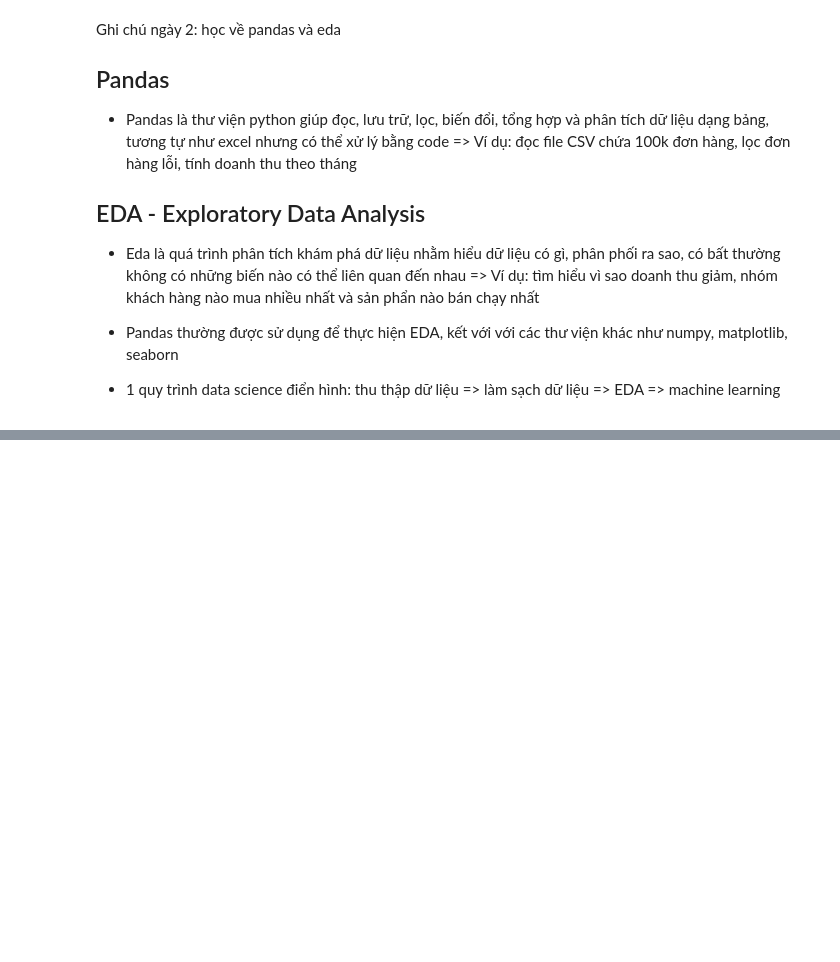
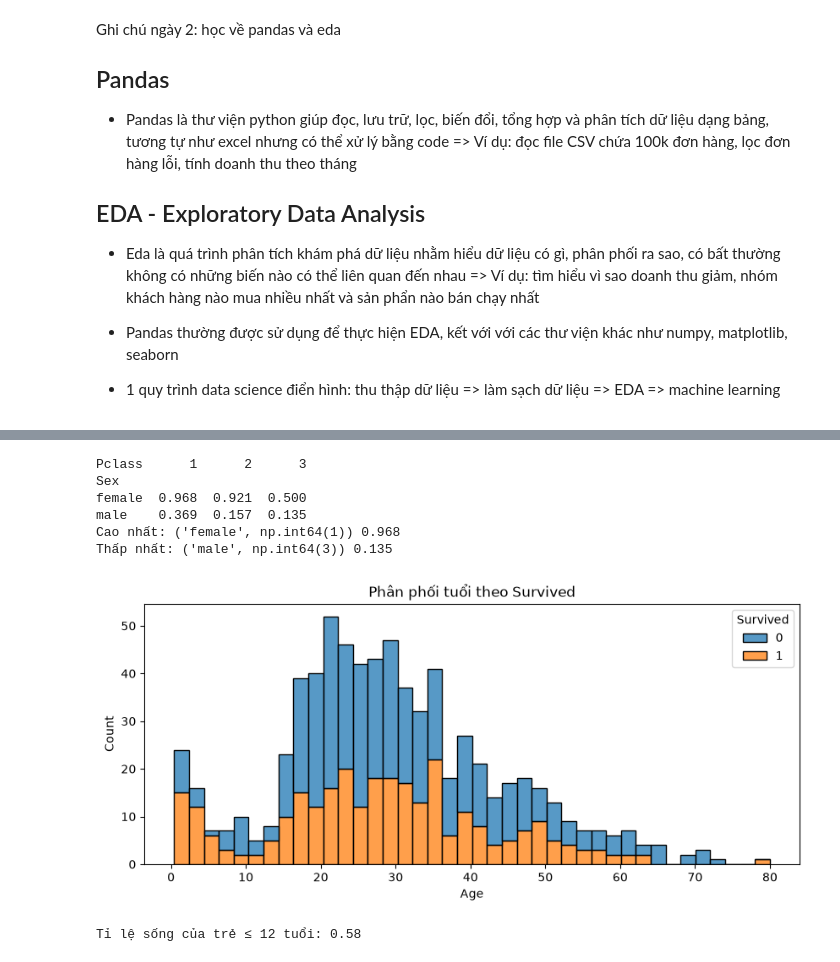
Before and after one commit to nvtquang/ai-engineer-journey, a Jupyter notebook: week01/day2_eda.ipynb, the cells around one changed output, grey strips where cells are left out. Cells and saved outputs as stored; diff of their text form; code cells hidden in the pictures; blank space fills up the shorter version.

```diff
--- a/week01/day2_eda.ipynb
+++ b/week01/day2_eda.ipynb
@@ -38,0 +97,24 @@ Name: Product A, dtype: int64
+# %%
+pivot = df.pivot_table(index="Sex", columns="Pclass", values="Survived", aggfunc="mean")
+print(pivot.round(3))
+
+stacked = pivot.stack()
+print("Cao nhất:", stacked.idxmax(), round(stacked.max(), 3))
+print("Thấp nhất:", stacked.idxmin(), round(stacked.min(), 3))
+# %% [output]
+Pclass      1      2      3
+Sex
+female  0.968  0.921  0.500
+male    0.369  0.157  0.135
+Cao nhất: ('female', np.int64(1)) 0.968
+Thấp nhất: ('male', np.int64(3)) 0.135
+# %%
+plt.figure(figsize=(10, 4))
+sns.histplot(data=df, x="Age", hue="Survived", bins=40, multiple="stack")
+plt.title("Phân phối tuổi theo Survived")
+plt.show()
+
+print("Tỉ lệ sống của trẻ ≤ 12 tuổi:", round(df.loc[df["Age"] <= 12, "Survived"].mean(), 3))
+# %% [output]
+[figure, added]
+Tỉ lệ sống của trẻ ≤ 12 tuổi: 0.58
```
Also changed, not shown: parts of 16 cells of this notebook, 2 other files.
